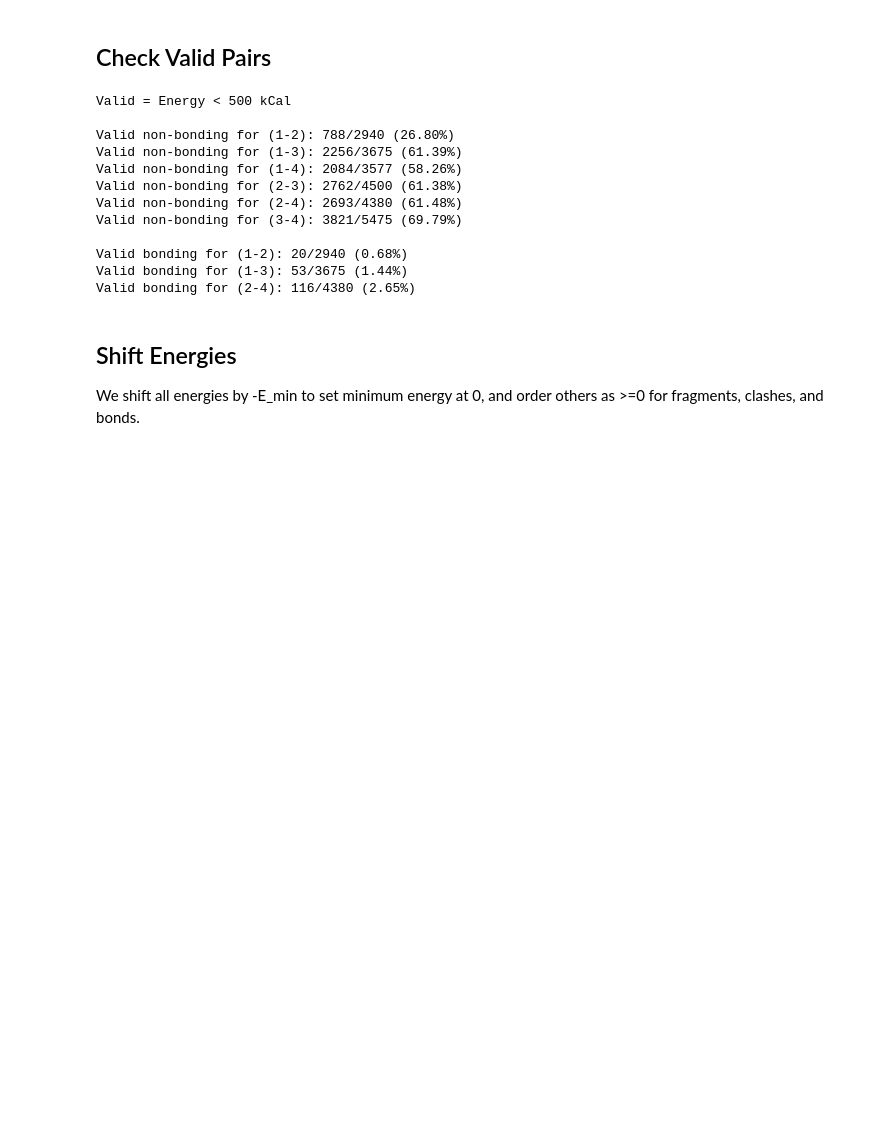
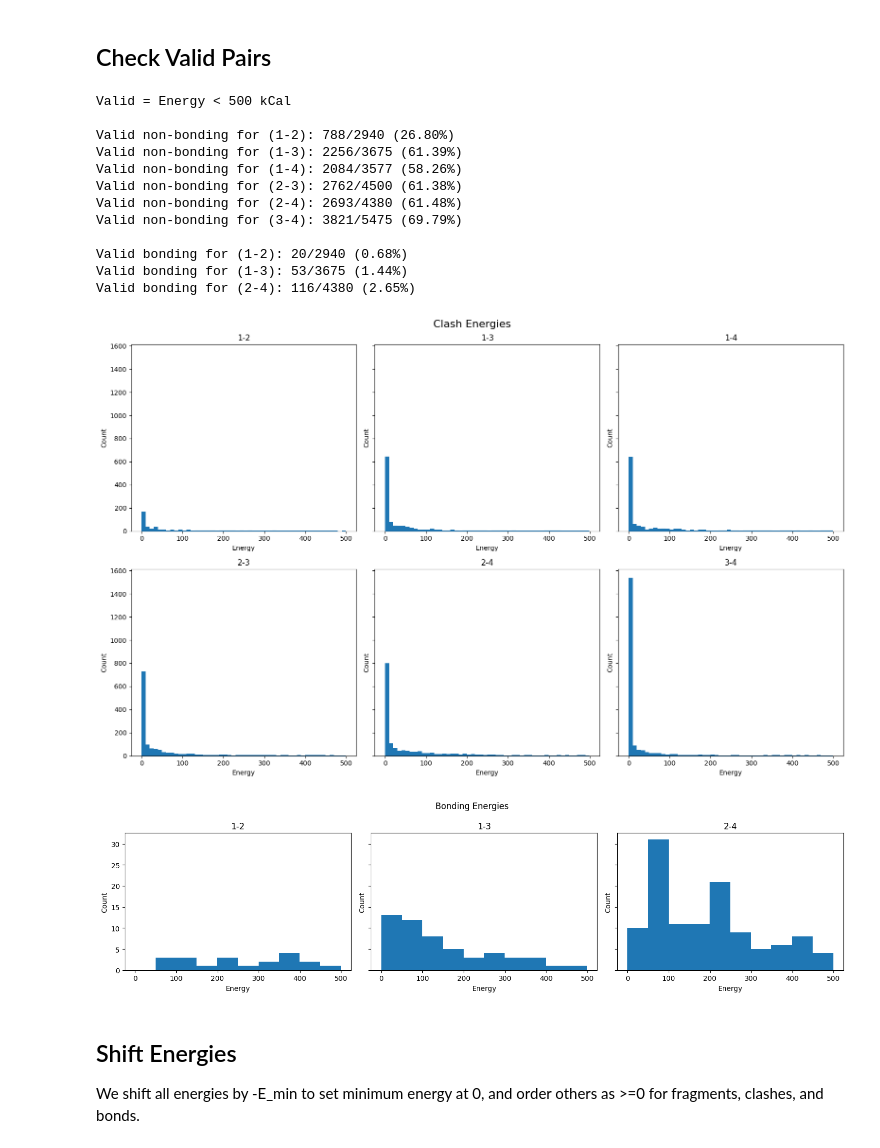
Before and after one commit to Joxy97/docking, a Jupyter notebook: main.ipynb, the cells around one changed output. Drawn from its saved outputs; the diff is of its cells as text; code cells hidden in the pictures; blank space fills up the shorter version.

```diff
--- a/main.ipynb
+++ b/main.ipynb
@@ -156,33 +174,69 @@ for i in range(1, NUM_FRAGMENTS + 1):
         percent = 100 * num_valid / num_total
 
         filtered_sorted = df[mask].sort_values("energy")
         print(f"Valid non-bonding for ({i}-{j}): {num_valid}/{num_total} ({percent:.2f}%)")
 
 print("")
 for i, j in BONDING_FRAGMENTS:
     df = bonds[(i, j)]
 
     mask = df["energy"] < CLIP_MAX
 
     num_valid = mask.sum()
     num_total = len(df)
     percent = 100 * num_valid / num_total
 
     filtered_sorted = df[mask].sort_values("energy")
     print(f"Valid bonding for ({i}-{j}): {num_valid}/{num_total} ({percent:.2f}%)")
+
+pairs = [(i, j) for i in range(1, NUM_FRAGMENTS + 1)
+                 for j in range(i + 1, NUM_FRAGMENTS + 1)]
+
+fig, axes = plt.subplots(2, 3, figsize=(16, 10), sharey=True)
+
+axes = axes.flatten()
+
+for ax, (i, j) in zip(axes, pairs):
+    df = clashes[(i, j)]
+
+    ax.hist(df["energy"], bins=50, range=(0, 499))
+    ax.set_title(f"{i}-{j}")
+    ax.set_xlabel("Energy")
+    ax.set_ylabel("Count")
+
+fig.suptitle("Clash Energies", fontsize=16)
+
+plt.tight_layout()
+plt.show()
+
+fig, axes = plt.subplots(1, 3, figsize=(15, 4), sharey=True)
+
+for ax, (i, j) in zip(axes, BONDING_FRAGMENTS):
+    df = bonds[(i, j)]
+
+    ax.hist(df["energy"], range=(0, 499))
+    ax.set_title(f"{i}-{j}")
+    ax.set_xlabel("Energy")
+    ax.set_ylabel("Count")
+
+fig.suptitle("Bonding Energies")
+plt.tight_layout()
+plt.show()
 # %% [output]
 Valid = Energy < 500 kCal
 
 Valid non-bonding for (1-2): 788/2940 (26.80%)
 Valid non-bonding for (1-3): 2256/3675 (61.39%)
 Valid non-bonding for (1-4): 2084/3577 (58.26%)
 Valid non-bonding for (2-3): 2762/4500 (61.38%)
 Valid non-bonding for (2-4): 2693/4380 (61.48%)
 Valid non-bonding for (3-4): 3821/5475 (69.79%)
 
 Valid bonding for (1-2): 20/2940 (0.68%)
 Valid bonding for (1-3): 53/3675 (1.44%)
 Valid bonding for (2-4): 116/4380 (2.65%)
+[figure, added]
+[figure, added]
 # %% [markdown]
 ## Shift Energies
 We shift all energies by -E_min to set minimum energy at 0, and order others as >=0 for fragments, clashes, and bonds.
```
Also changed, not shown: parts of 10 cells of this notebook, 5 other files.
